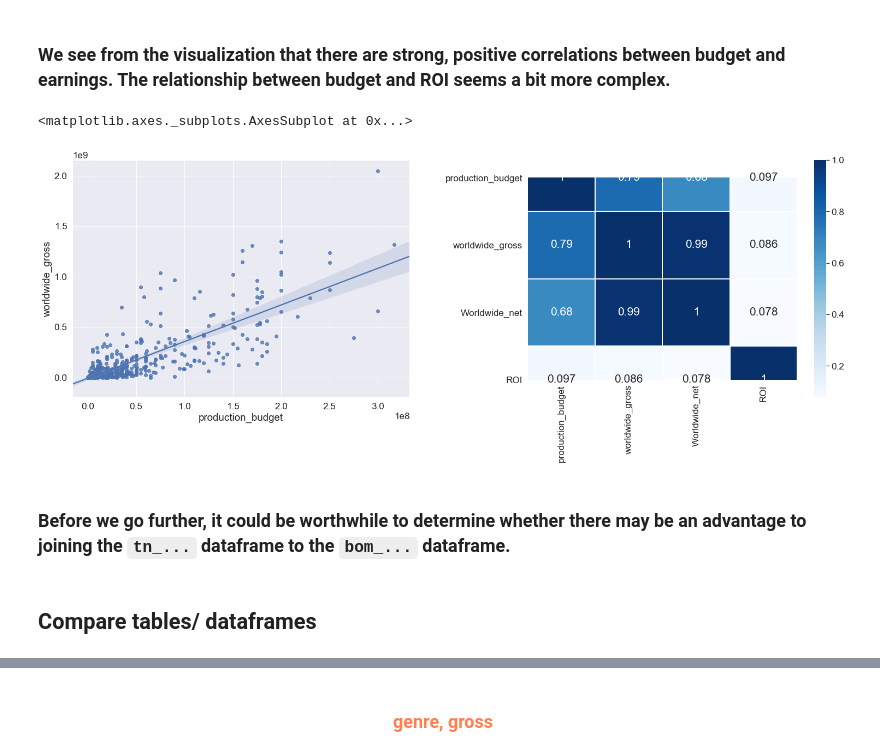
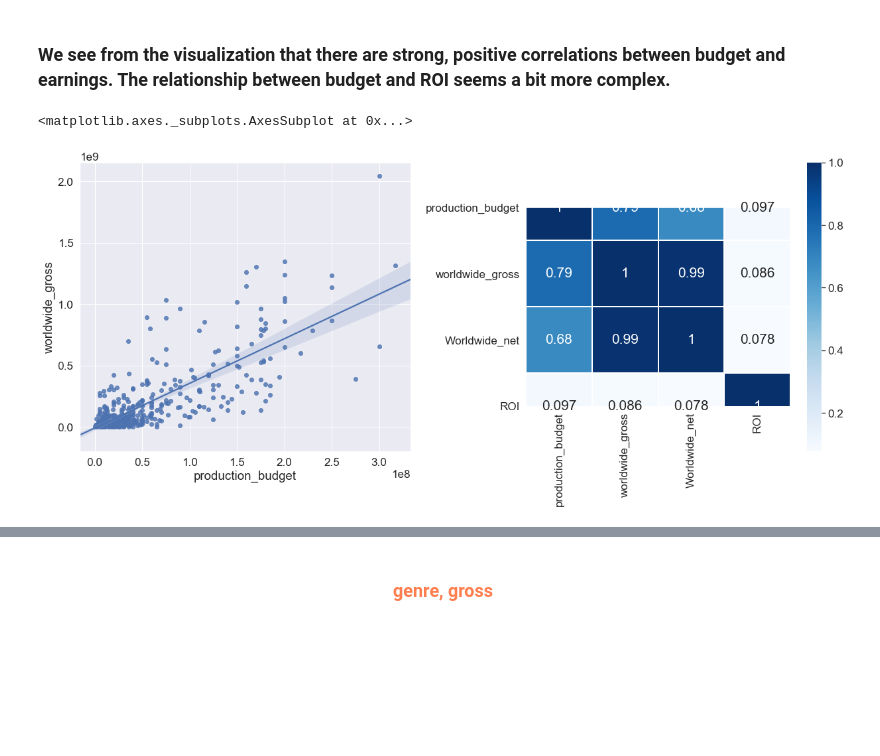
Before and after one commit to jammy-bot/dsc-mod-1-project-v2-1-online-ds-ft-120919, a Jupyter notebook: movies-q1.ipynb, the cells around one changed output, grey strips where cells are left out. Saved outputs shown, nothing was run; the diff lists cells and outputs as text; code cells hidden in the pictures; blank space fills up the shorter version.

```diff
--- a/movies-q1.ipynb
+++ b/movies-q1.ipynb
@@ -364,21 +366,17 @@ plt.show()
 # %%
 # create a variable for the correlation
 corr = df1.corr()
 
 # subplots
-plt.figure(figsize=(26,8)) # total figure size
+plt.figure(figsize=(21,8)) # total figure size
 plt.subplots_adjust(wspace=.35, hspace=.1); # prevent overlap
 sns.set(font_scale=1.55) # adjust for annotation legibility
 
 plt.subplot(1,2,1) # correlation with regression line
 sns.regplot(x='production_budget', y='worldwide_gross', data=df1)
 
 plt.subplot(1,2,2) # heatmap
 sns.heatmap(corr,  cbar=True, linecolor="w", linewidths=1, cmap='Blues', square=True, annot=True, annot_kws={"size": 21})
 # %% [output]
 <matplotlib.axes._subplots.AxesSubplot at 0x...>
-[figure, old version]
+[figure, new version]
-# %% [markdown]
-### Before we go further, it could be worthwhile to determine whether there may be an advantage to joining the `tn_...` dataframe to the `bom_...` dataframe.
-# %% [markdown]
-## Compare tables/ dataframes
```
Also changed, not shown: parts of 27 cells of this notebook.
